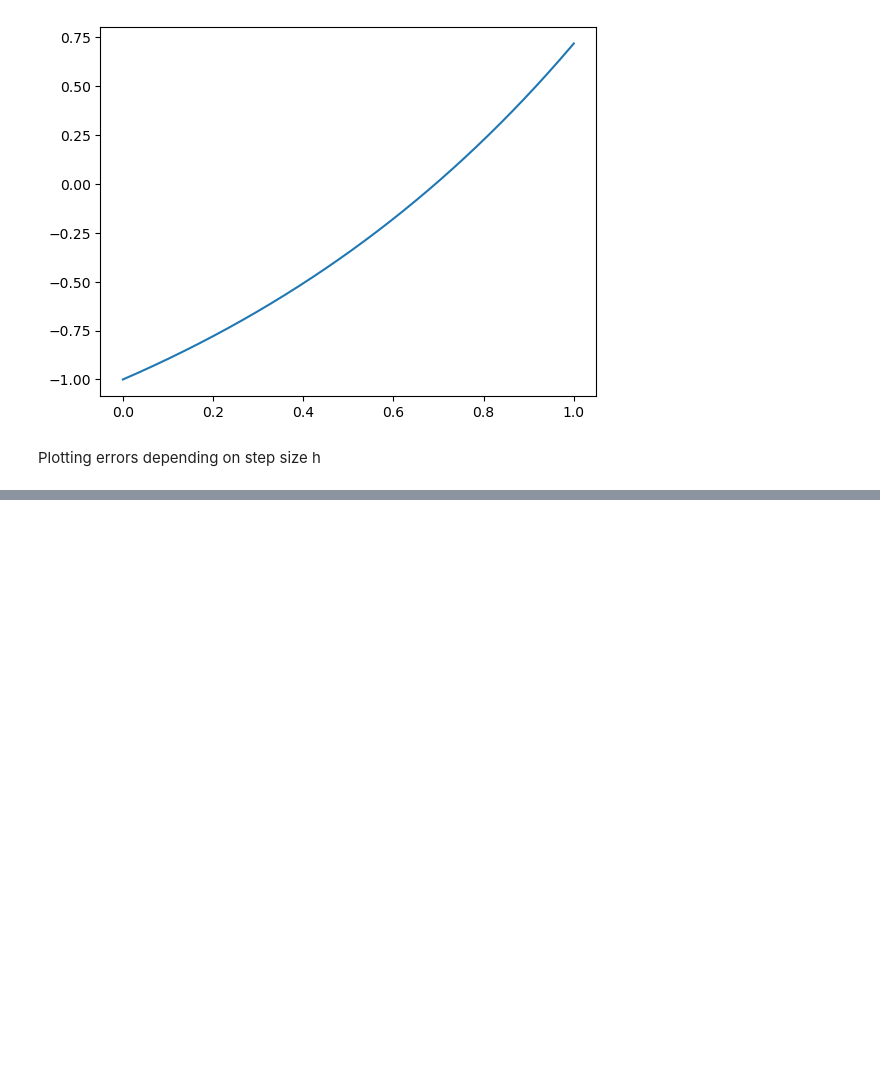
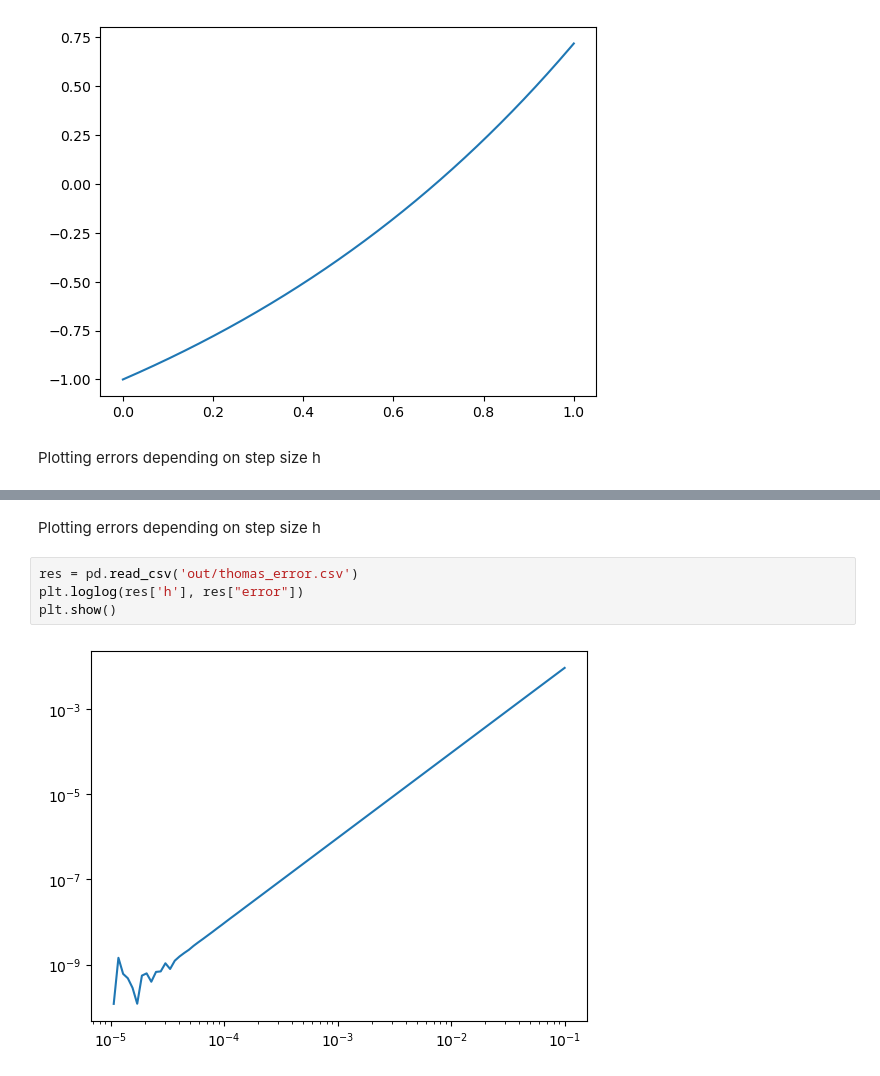
Before and after one commit to KozyrevIN/Computational_math, a Jupyter notebook: Lab_1/plotter.ipynb, the cells around one changed output, grey strips where cells are left out. Drawn from its saved outputs; the diff is of its cells as text; blank space fills up the shorter version.

```diff
--- a/Lab_1/plotter.ipynb
+++ b/Lab_1/plotter.ipynb
@@ -43,0 +44,8 @@ plt.show()
+# %% [markdown]
+Plotting errors depending on step size h
+# %%
+res = pd.read_csv('out/thomas_error.csv')
+plt.loglog(res['h'], res["error"])
+plt.show()
+# %% [output]
+[figure, added]
```
Also changed, not shown: parts of 5 cells of this notebook, 6 other files.
